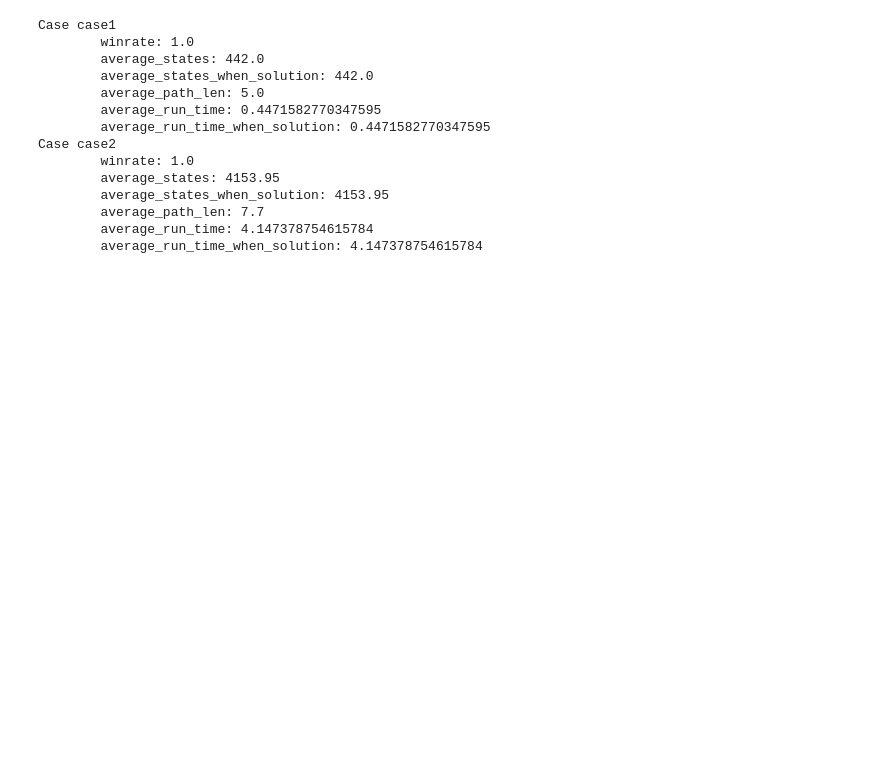
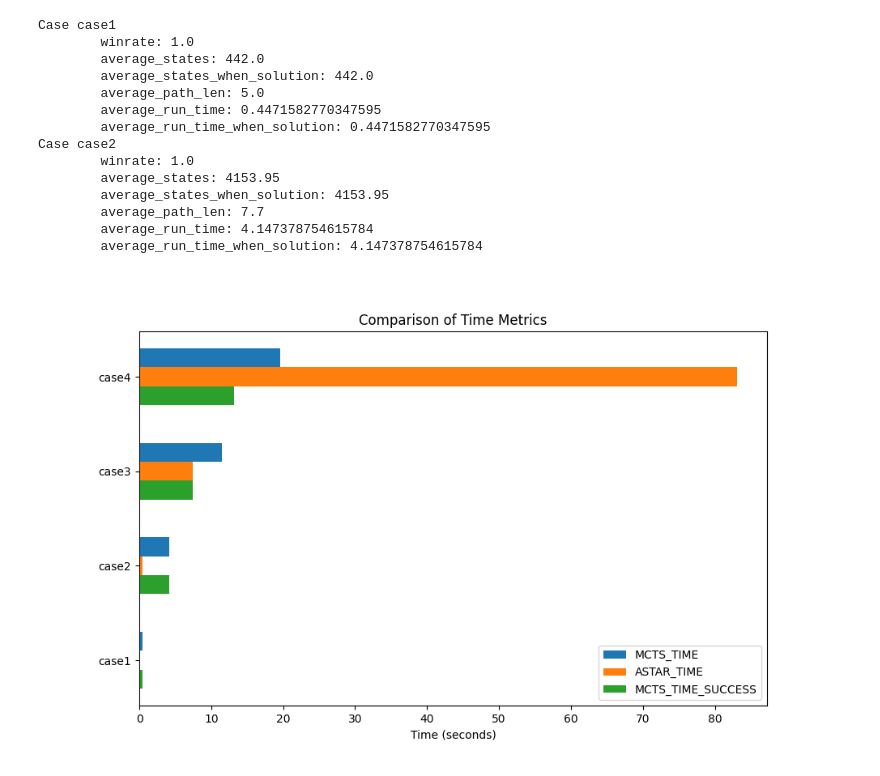
Before and after one commit to skemo12/ia, a Jupyter notebook: tema1/Solution.ipynb, the cells around one changed output. Drawn from its saved outputs; the diff is of its cells as text; code cells hidden in the pictures; blank space fills up the shorter version.

```diff
--- a/tema1/Solution.ipynb
+++ b/tema1/Solution.ipynb
@@ -1290,0 +1269,50 @@ Case case2
+# %%
+MCTS_CMP_TIMES = []
+MCTS_CMP_STATES = []
+cases = [case1, case2]
+
+for case in cases:
+    result = MCTS_SMALL_STATS[case]
+    MCTS_CMP_TIMES.append(result[4])
+    MCTS_CMP_STATES.append(result[1])
+cases = [case3, case4]
+for case in cases:
+    result = MCTS_STATS[case]
+    MCTS_CMP_TIMES.append(result[4])
+    MCTS_CMP_STATES.append(result[1])
+# %%
+plt.close('all')
+cases = ['case1', 'case2', 'case3', 'case4']
+# Create a figure and a grid of subplots
+fig, ax = plt.subplots(figsize=(10, 6))
+
+# Plotting MCTS_CMP_TIMES
+ax.barh(np.arange(len(cases)) + 0.2, MCTS_CMP_TIMES, height=0.2, label='MCTS_TIME')
+
+# Plotting ASTAR_TIMES[0]
+ax.barh(np.arange(len(cases)), ASTAR_TIMES[0], height=0.2, label='ASTAR_TIME')
+
+# Plotting MCTS_CMP_TIMES_SUCCESS
+ax.barh(np.arange(len(cases)) - 0.2, MCTS_CMP_TIMES_SUCCESS, height=0.2, label='MCTS_TIME_SUCCESS')
+
+# Set y-axis ticks and labels
+ax.set_yticks(np.arange(len(cases)))
+ax.set_yticklabels(cases)
+
+# Set x-axis label
+ax.set_xlabel('Time (seconds)')
+
+# ax.set_xlim([0, 15])
+# Set title
+ax.set_title('Comparison of Time Metrics')
+
+# Set y-axis limits to zoom in on Case 1 for ASTAR
+
+# Add legend to the lower right side
+ax.legend(loc='lower right')
+
+# Display the plot
+plt.show()
+plt.savefig('plots/MCTS_ASTAR_TIMES_4.png', dpi=300)
+# %% [output]
+[figure, added]
```
Also changed, not shown: parts of 4 cells of this notebook, 4 other files.
